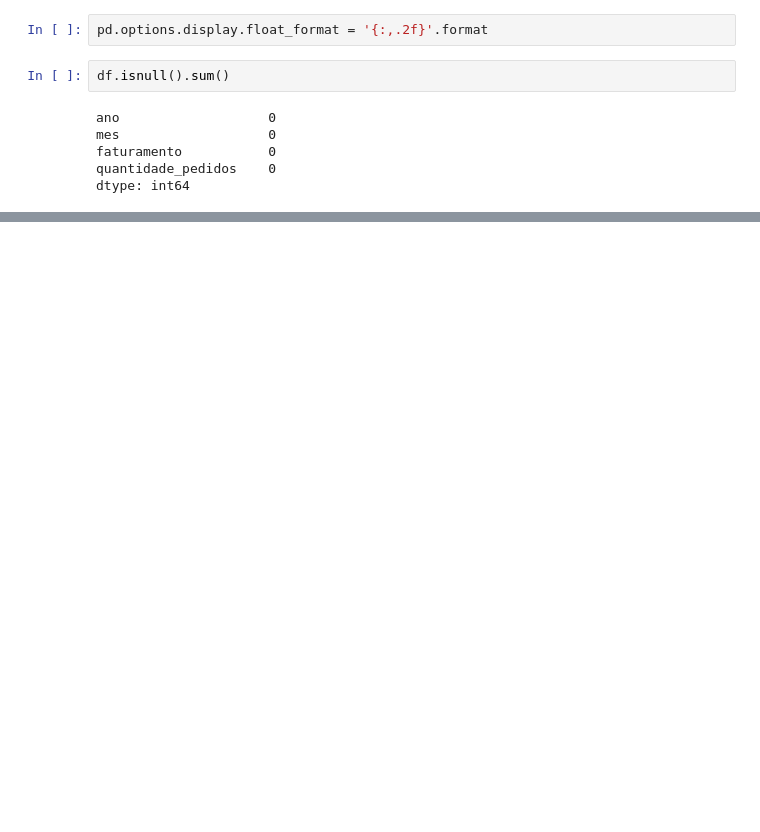
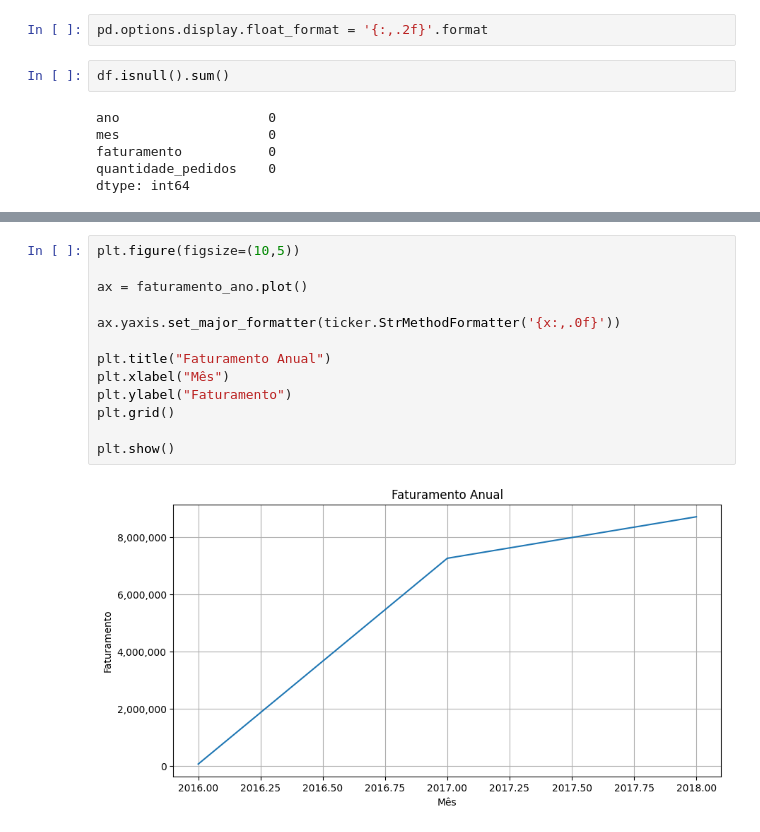
Before and after one commit to Cutieri/E-commerce_Analysis, a Jupyter notebook: notebooks/explore/vendas_mensais_EDA.ipynb, the cells around one changed output, grey strips where cells are left out. Saved outputs shown, nothing was run; the diff lists cells and outputs as text; blank space fills up the shorter version.

```diff
--- a/notebooks/explore/vendas_mensais_EDA.ipynb
+++ b/notebooks/explore/vendas_mensais_EDA.ipynb
@@ -39,0 +86,15 @@ dtype: int64
+# %%
+plt.figure(figsize=(10,5))
+
+ax = faturamento_ano.plot()
+
+ax.yaxis.set_major_formatter(ticker.StrMethodFormatter('{x:,.0f}'))
+
+plt.title("Faturamento Anual")
+plt.xlabel("Mês")
+plt.ylabel("Faturamento")
+plt.grid()
+
+plt.show()
+# %% [output]
+[figure, added]
```
Also changed, not shown: parts of 5 cells of this notebook, 3 other files.
